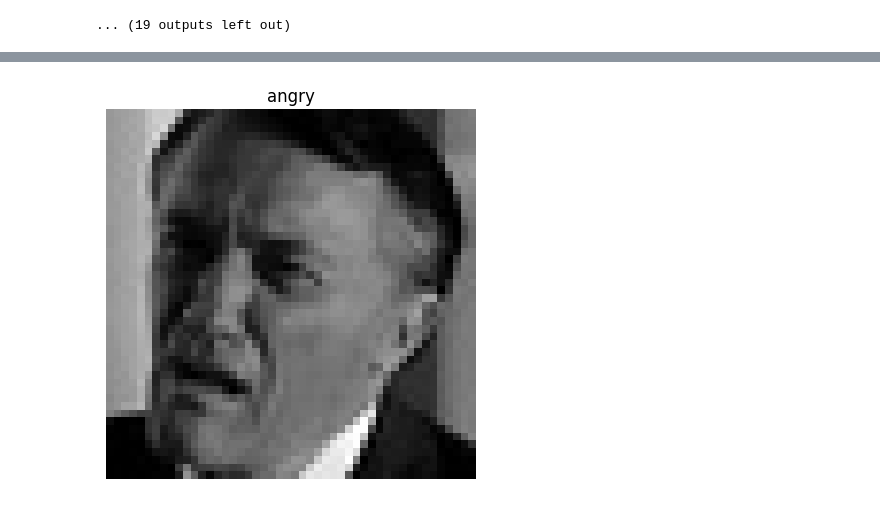
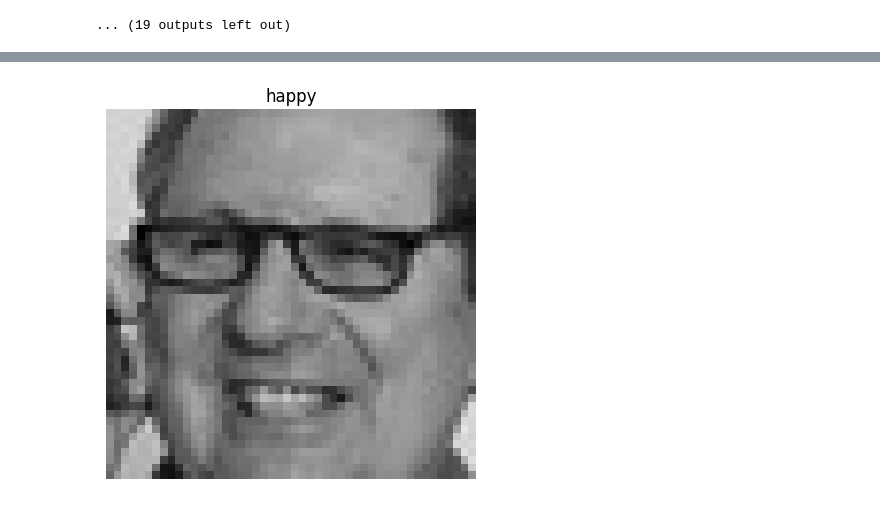
Before and after one commit to Amit-Ramrakhyani/Emotion-Detection, a Jupyter notebook: model.ipynb, the cells around one changed output, grey strips where cells are left out. Cells and saved outputs as stored; diff of their text form; code cells hidden in the pictures.

```diff
--- a/model.ipynb
+++ b/model.ipynb
@@ -248,5 +249,5 @@ def predict_emotion(image_path):
     plt.show()
 
 # Predict the emotion for the test image
-predict_emotion('./data/test/disgust/1777.jpg')
+predict_emotion('./data/test/happy/28.jpg')
 # %% [output]
@@ -254 +255 @@ predict_emotion('./data/test/disgust/1777.jpg')
-[figure, old version]
+[figure, new version]
```
Also changed, not shown: parts of 8 cells of this notebook, 2 other files.
